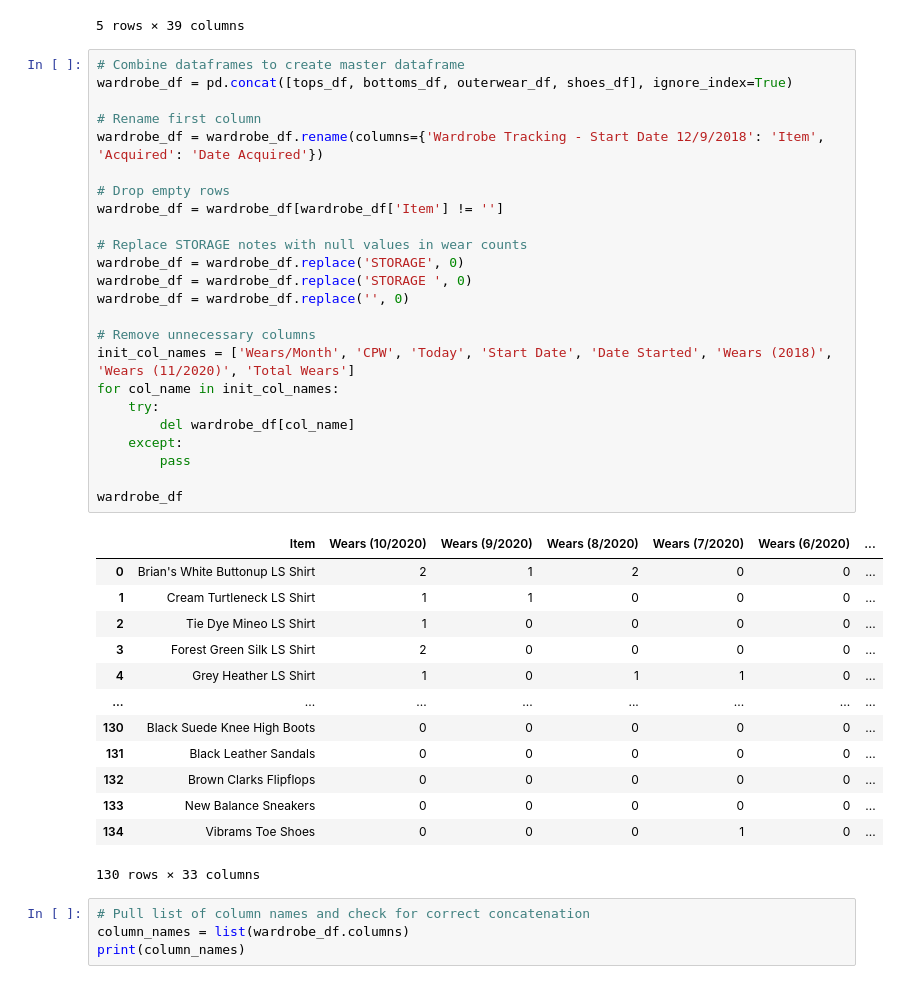
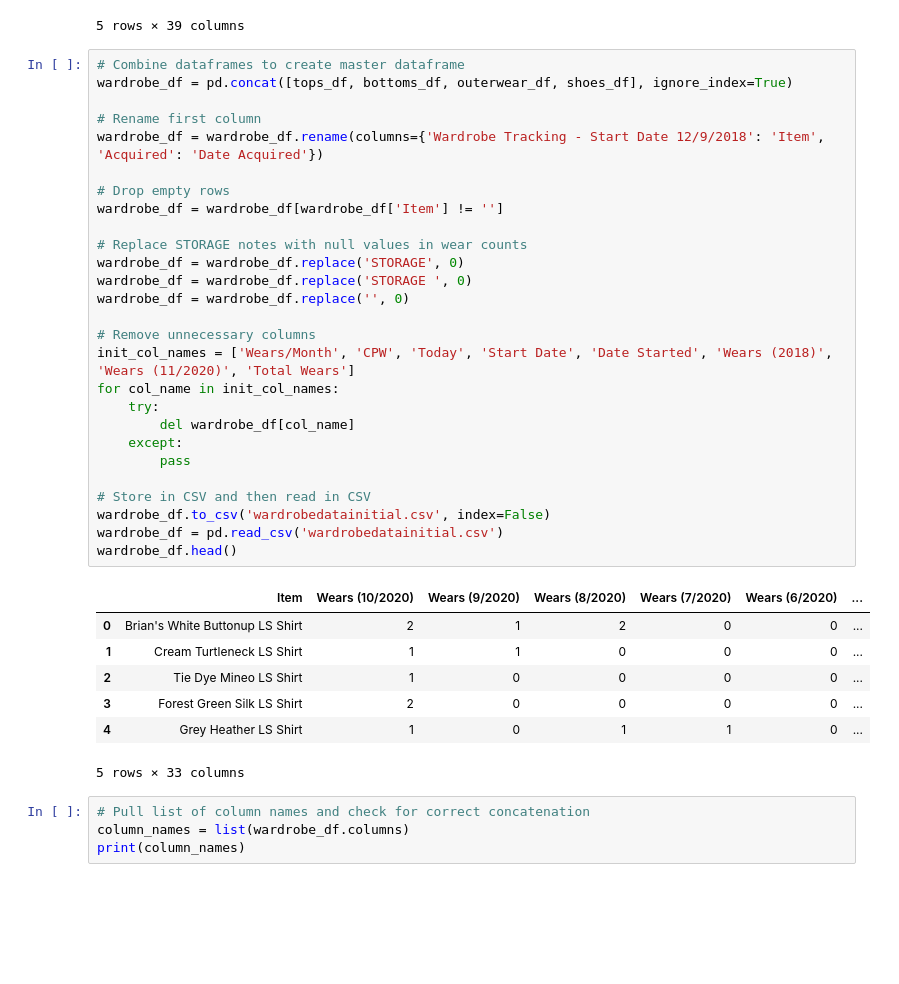
Before and after one commit to rebekahcallkacz/wardrobe-data-analysis, a Jupyter notebook: initial_data_and_process.ipynb, the cells around one changed output. Saved outputs shown, nothing was run; the diff lists cells and outputs as text; blank space fills up the shorter version.

```diff
--- a/initial_data_and_process.ipynb
+++ b/initial_data_and_process.ipynb
@@ -139,41 +140,38 @@ shoes_df.head()
 # %%
 # Combine dataframes to create master dataframe
 wardrobe_df = pd.concat([tops_df, bottoms_df, outerwear_df, shoes_df], ignore_index=True)
 
 # Rename first column
 wardrobe_df = wardrobe_df.rename(columns={'Wardrobe Tracking - Start Date 12/9/2018': 'Item', 'Acquired': 'Date Acquired'})
 
 # Drop empty rows
 wardrobe_df = wardrobe_df[wardrobe_df['Item'] != '']
 
 # Replace STORAGE notes with null values in wear counts
 wardrobe_df = wardrobe_df.replace('STORAGE', 0)
 wardrobe_df = wardrobe_df.replace('STORAGE ', 0)
 wardrobe_df = wardrobe_df.replace('', 0)
 
 # Remove unnecessary columns
 init_col_names = ['Wears/Month', 'CPW', 'Today', 'Start Date', 'Date Started', 'Wears (2018)', 'Wears (11/2020)', 'Total Wears']
 for col_name in init_col_names:
     try:
         del wardrobe_df[col_name]
     except:
         pass
 
-wardrobe_df
+# Store in CSV and then read in CSV
+wardrobe_df.to_csv('wardrobedatainitial.csv', index=False)
+wardrobe_df = pd.read_csv('wardrobedatainitial.csv')
+wardrobe_df.head()
 # %% [output]
 |  | Item | Wears (10/2020) | Wears (9/2020) | Wears (8/2020) | Wears (7/2020) | Wears (6/2020) | ... |
 | 0 | Brian's White Buttonup LS Shirt | 2 | 1 | 2 | 0 | 0 | ... |
 | 1 | Cream Turtleneck LS Shirt | 1 | 1 | 0 | 0 | 0 | ... |
 | 2 | Tie Dye Mineo LS Shirt | 1 | 0 | 0 | 0 | 0 | ... |
 | 3 | Forest Green Silk LS Shirt | 2 | 0 | 0 | 0 | 0 | ... |
 | 4 | Grey Heather LS Shirt | 1 | 0 | 1 | 1 | 0 | ... |
-| ... | ... | ... | ... | ... | ... | ... | ... |
-| 130 | Black Suede Knee High Boots | 0 | 0 | 0 | 0 | 0 | ... |
-| 131 | Black Leather Sandals | 0 | 0 | 0 | 0 | 0 | ... |
-| 132 | Brown Clarks Flipflops | 0 | 0 | 0 | 0 | 0 | ... |
-| 133 | New Balance Sneakers | 0 | 0 | 0 | 0 | 0 | ... |
-| 134 | Vibrams Toe Shoes | 0 | 0 | 0 | 1 | 0 | ... |
-130 rows × 33 columns
+5 rows × 33 columns
 # %%
 # Pull list of column names and check for correct concatenation
 column_names = list(wardrobe_df.columns)
```
Also changed, not shown: parts of 9 cells of this notebook, 3 other files.
